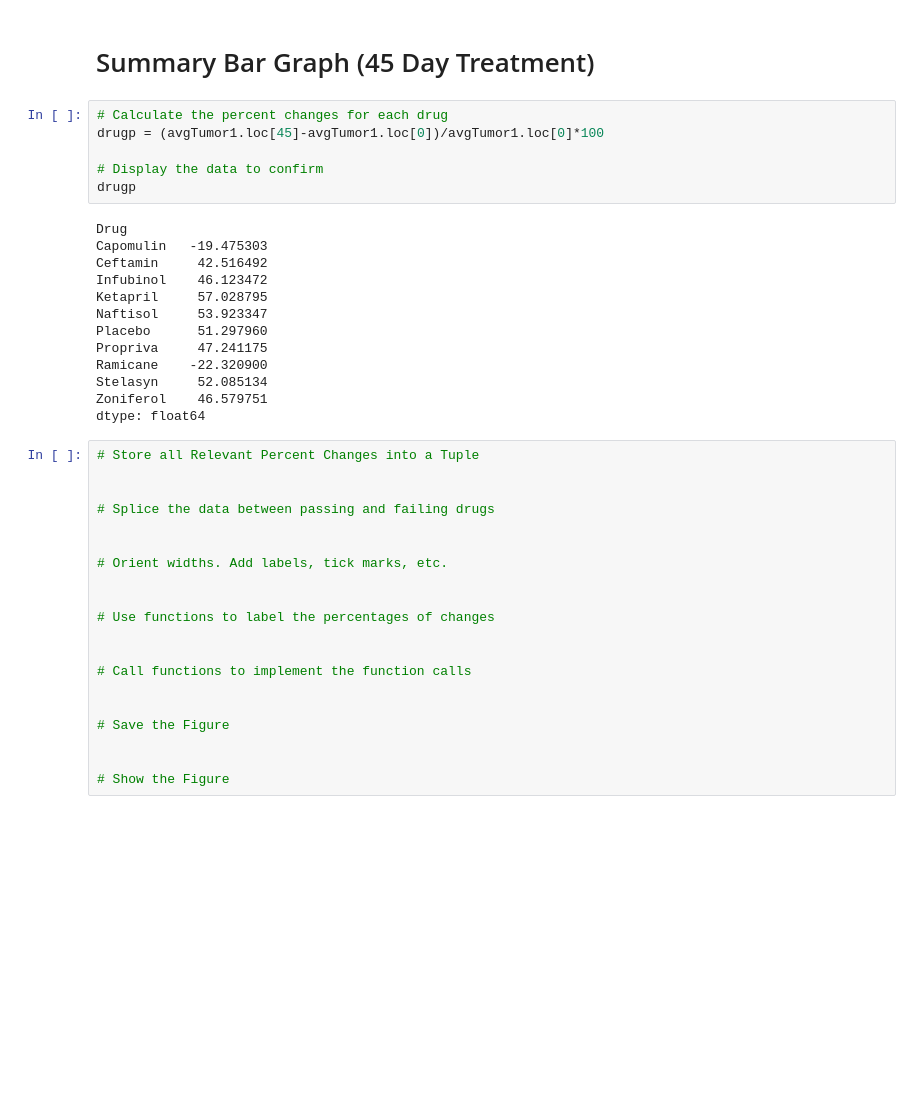
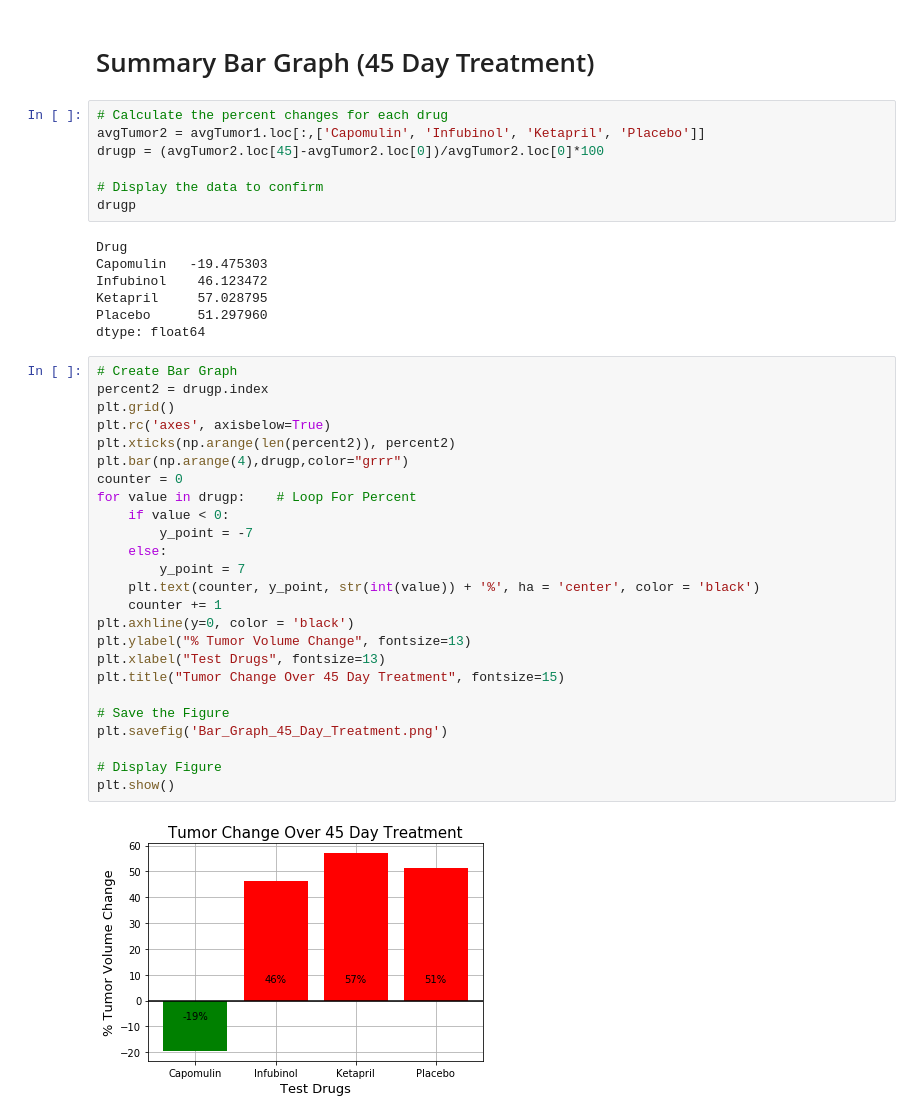
Before and after one commit to mldebaker/matplotlib-challenge, a Jupyter notebook: PYmaceuticals.ipynb, the cells around one changed output. Cells and saved outputs as stored; diff of their text form; blank space fills up the shorter version.

```diff
--- a/PYmaceuticals.ipynb
+++ b/PYmaceuticals.ipynb
@@ -258,40 +247,42 @@ plt.show()
 # Summary Bar Graph (45 Day Treatment)
 # %%
 # Calculate the percent changes for each drug
-drugp = (avgTumor1.loc[45]-avgTumor1.loc[0])/avgTumor1.loc[0]*100
+avgTumor2 = avgTumor1.loc[:,['Capomulin', 'Infubinol', 'Ketapril', 'Placebo']]
+drugp = (avgTumor2.loc[45]-avgTumor2.loc[0])/avgTumor2.loc[0]*100
 
 # Display the data to confirm
 drugp
 # %% [output]
 Drug
 Capomulin   -19.475303
-Ceftamin     42.516492
 Infubinol    46.123472
 Ketapril     57.028795
-Naftisol     53.923347
 Placebo      51.297960
-Propriva     47.241175
-Ramicane    -22.320900
-Stelasyn     52.085134
-Zoniferol    46.579751
 dtype: float64
-# %%
-# Store all Relevant Percent Changes into a Tuple
-
-
-# Splice the data between passing and failing drugs
-
-
-# Orient widths. Add labels, tick marks, etc.
-
-
-# Use functions to label the percentages of changes
-
-
-# Call functions to implement the function calls
-
-
-# Save the Figure
-
-
-# Show the Figure
+# %%
+# Create Bar Graph
+percent2 = drugp.index
+plt.grid()
+plt.rc('axes', axisbelow=True)
+plt.xticks(np.arange(len(percent2)), percent2)
+plt.bar(np.arange(4),drugp,color="grrr")
+counter = 0
+for value in drugp:    # Loop For Percent
+    if value < 0:
+        y_point = -7
+    else:
+        y_point = 7
+    plt.text(counter, y_point, str(int(value)) + '%', ha = 'center', color = 'black')
+    counter += 1
+plt.axhline(y=0, color = 'black')
+plt.ylabel("% Tumor Volume Change", fontsize=13)
+plt.xlabel("Test Drugs", fontsize=13)
+plt.title("Tumor Change Over 45 Day Treatment", fontsize=15)
+
+# Save the Figure
+plt.savefig('Bar_Graph_45_Day_Treatment.png')
+
+# Display Figure
+plt.show()
+# %% [output]
+[figure, added]
```
Also changed, not shown: parts of 2 cells of this notebook, 1 other file.
